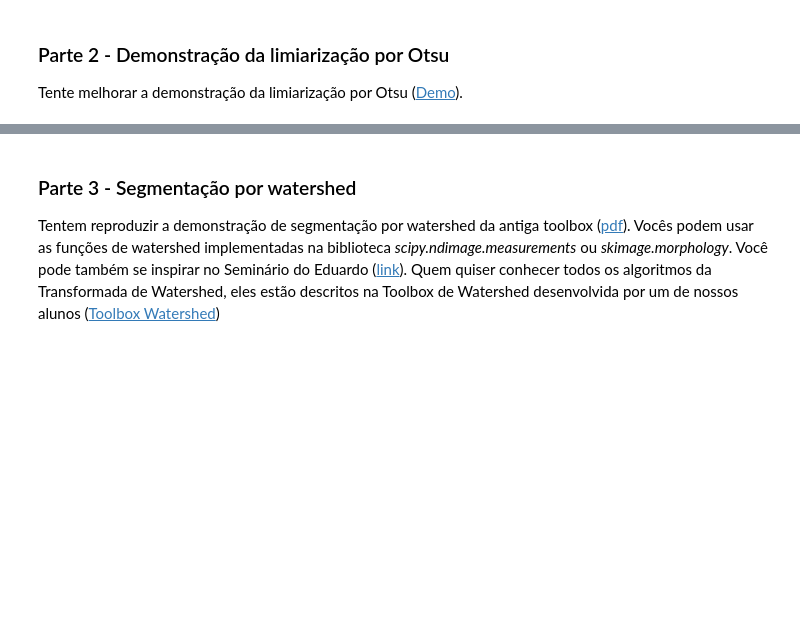
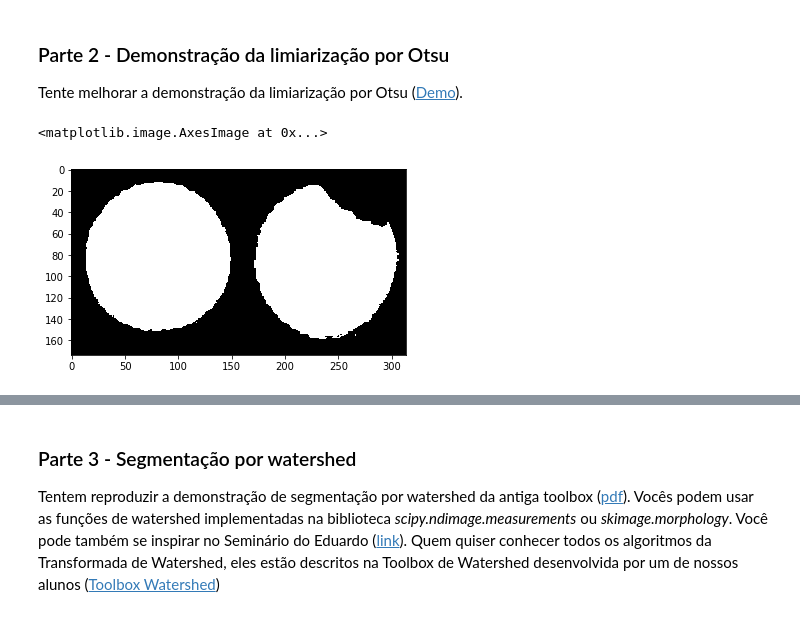
Before and after one commit to ferseiti/ia898, a Jupyter notebook: 2S2018/IA898A_Ex09_FernandoFurusato.ipynb, the cells around one changed output, grey strips where cells are left out. Saved outputs shown, nothing was run; the diff lists cells and outputs as text; code cells hidden in the pictures; blank space fills up the shorter version.

```diff
--- a/2S2018/IA898A_Ex09_FernandoFurusato.ipynb
+++ b/2S2018/IA898A_Ex09_FernandoFurusato.ipynb
@@ -73,5 +80,9 @@ def otsu(f):
 
     return t, eta
 # %%
-t, eta = otsu(f_ex2)
-plt.imshow(f_ex2 > t,cmap='gray')
+f_p2 = np.array(mpimg.imread('../figures/cookies.pgm'))
+t, eta = otsu(f_p2)
+plt.imshow(f_p2 > t,cmap='gray')
+# %% [output]
+<matplotlib.image.AxesImage at 0x...>
+[figure, added]
```
Also changed, not shown: parts of 3 cells of this notebook.
